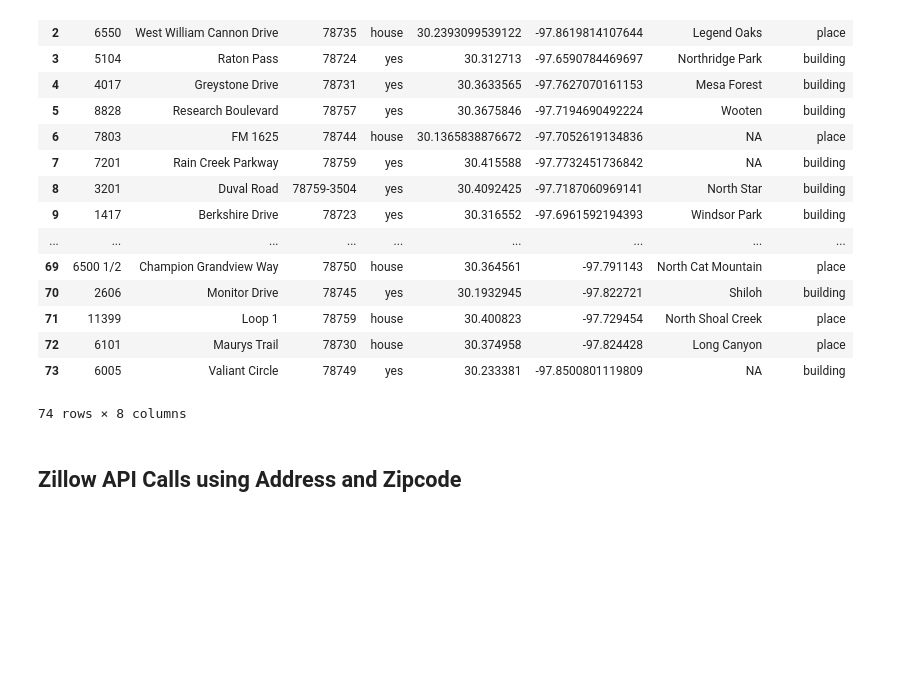
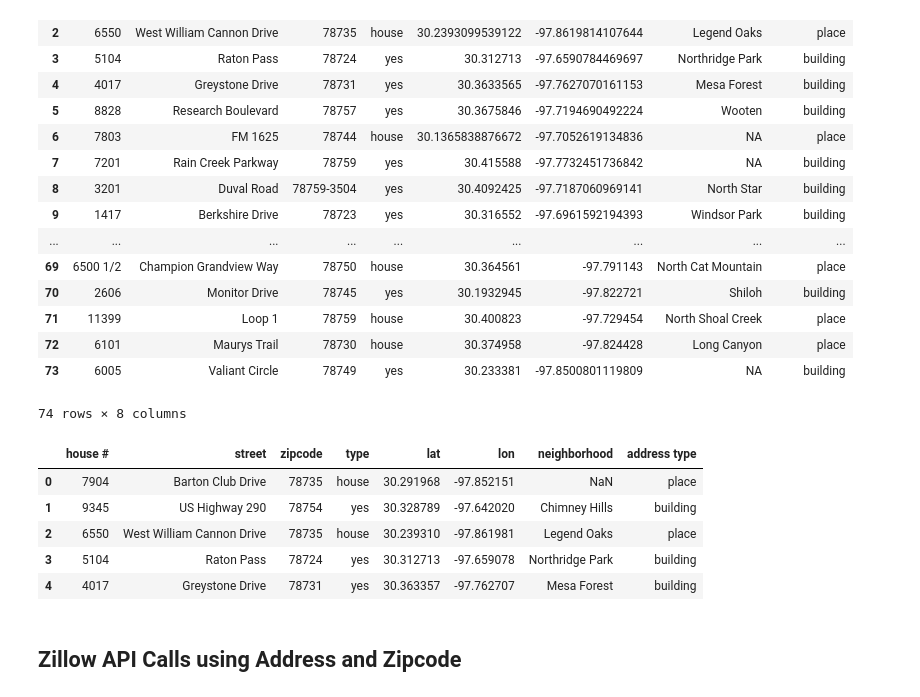
Before and after one commit to vlarie/EPIC_team5, a Jupyter notebook: Zillow Testing.ipynb, the cells around one changed output. Drawn from its saved outputs; the diff is of its cells as text; code cells hidden in the pictures; blank space fills up the shorter version.

```diff
--- a/Zillow Testing.ipynb
+++ b/Zillow Testing.ipynb
@@ -266,3 +274,15 @@ address_df
 # %%
 # write a CSV file of addresses
 address_df.to_csv("address_list_sample.csv", index=False, header=True)
+# %%
+# Pull from CSV
+address_csv = "address_list_sample.csv"
+address_sample = pd.read_csv(address_csv)
+address_sample.head()
+# %% [output]
+|  | house # | street | zipcode | type | lat | lon | neighborhood | address type |
+| 0 | 7904 | Barton Club Drive | 78735 | house | 30.291968 | -97.852151 | NaN | place |
+| 1 | 9345 | US Highway 290 | 78754 | yes | 30.328789 | -97.642020 | Chimney Hills | building |
+| 2 | 6550 | West William Cannon Drive | 78735 | house | 30.239310 | -97.861981 | Legend Oaks | place |
+| 3 | 5104 | Raton Pass | 78724 | yes | 30.312713 | -97.659078 | Northridge Park | building |
+| 4 | 4017 | Greystone Drive | 78731 | yes | 30.363357 | -97.762707 | Mesa Forest | building |
```
Also changed, not shown: parts of 2 cells of this notebook, 1 other file.
